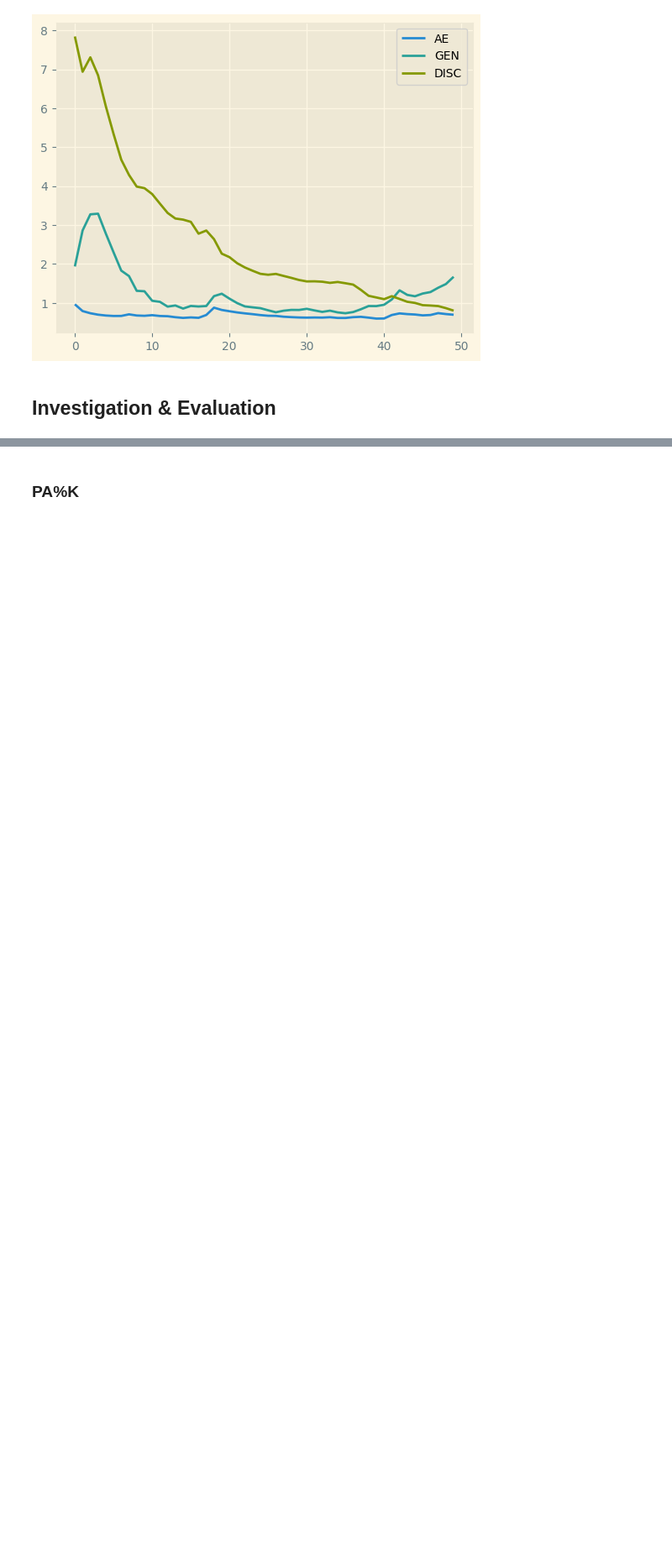
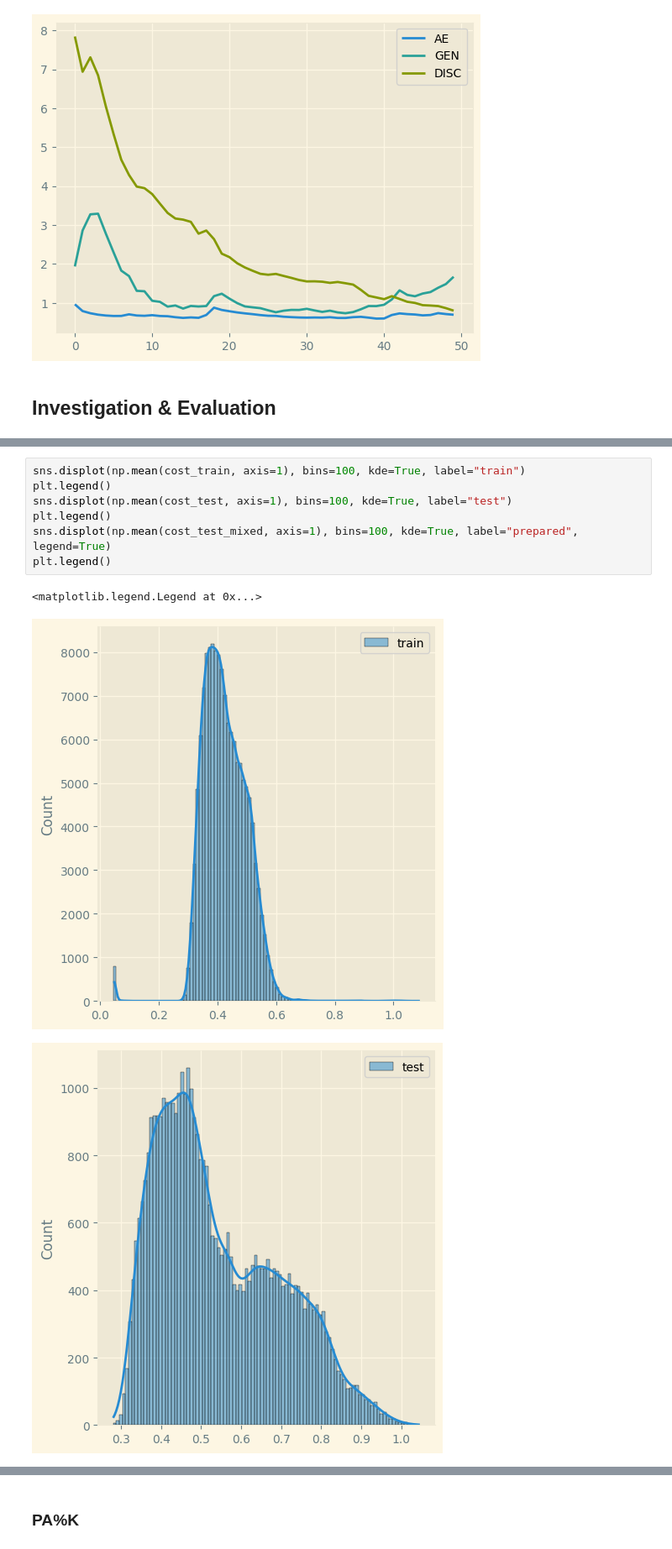
Before and after one commit to shadow036/machine-learning-in-applications, a Jupyter notebook: Adversarial_autoencoder.ipynb, the cells around one changed output, grey strips where cells are left out. Shown at 84% size. Cells and saved outputs as stored; diff of their text form; blank space fills up the shorter version.

```diff
--- a/Adversarial_autoencoder.ipynb
+++ b/Adversarial_autoencoder.ipynb
@@ -716,0 +709,11 @@ mean: 0.5513310817976536
+# %%
+sns.displot(np.mean(cost_train, axis=1), bins=100, kde=True, label="train")
+plt.legend()
+sns.displot(np.mean(cost_test, axis=1), bins=100, kde=True, label="test")
+plt.legend()
+sns.displot(np.mean(cost_test_mixed, axis=1), bins=100, kde=True, label="prepared", legend=True)
+plt.legend()
+# %% [output]
+<matplotlib.legend.Legend at 0x...>
+[figure, added]
+[figure, added]
```
Also changed, not shown: parts of 16 cells of this notebook, 5 other files.
